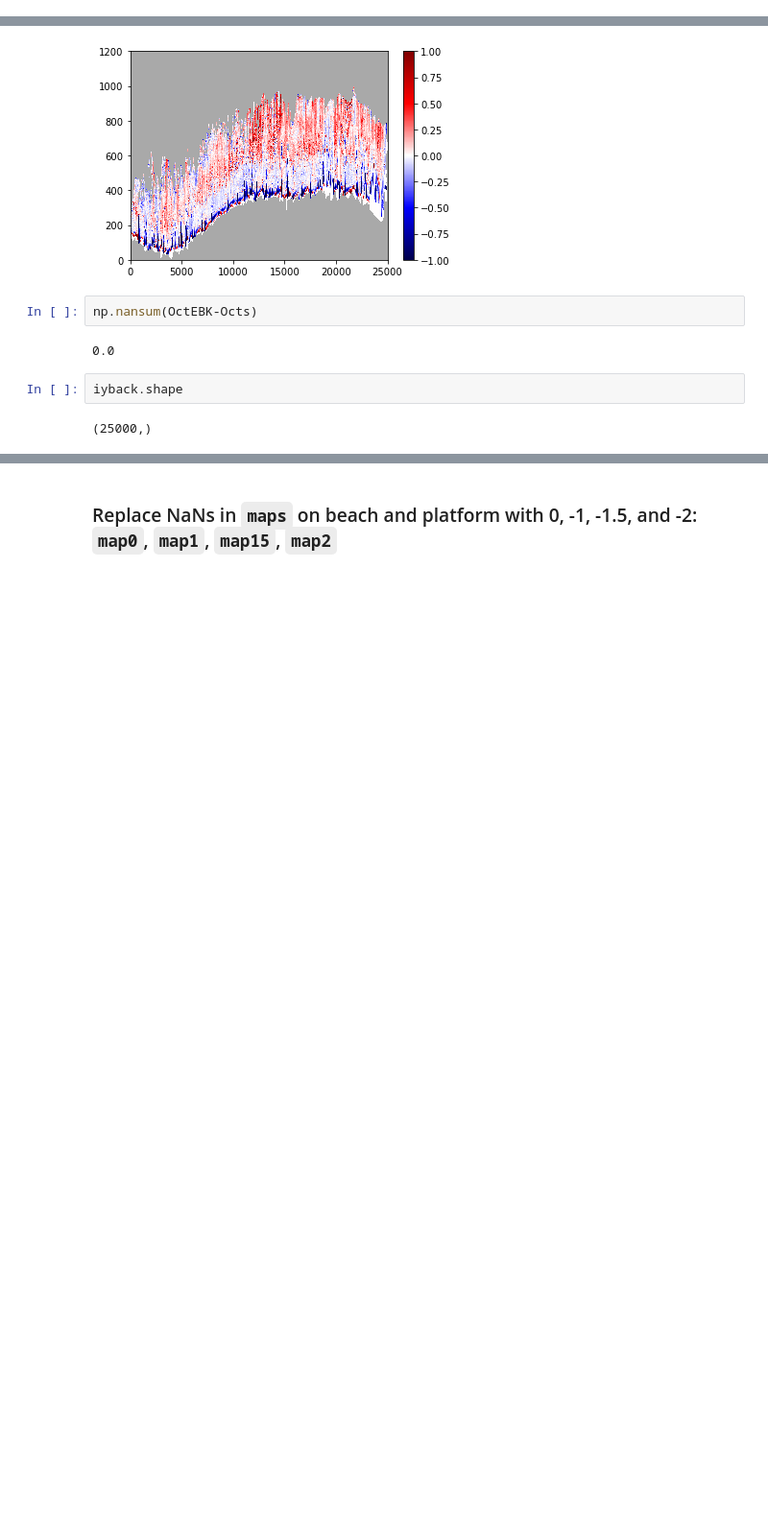
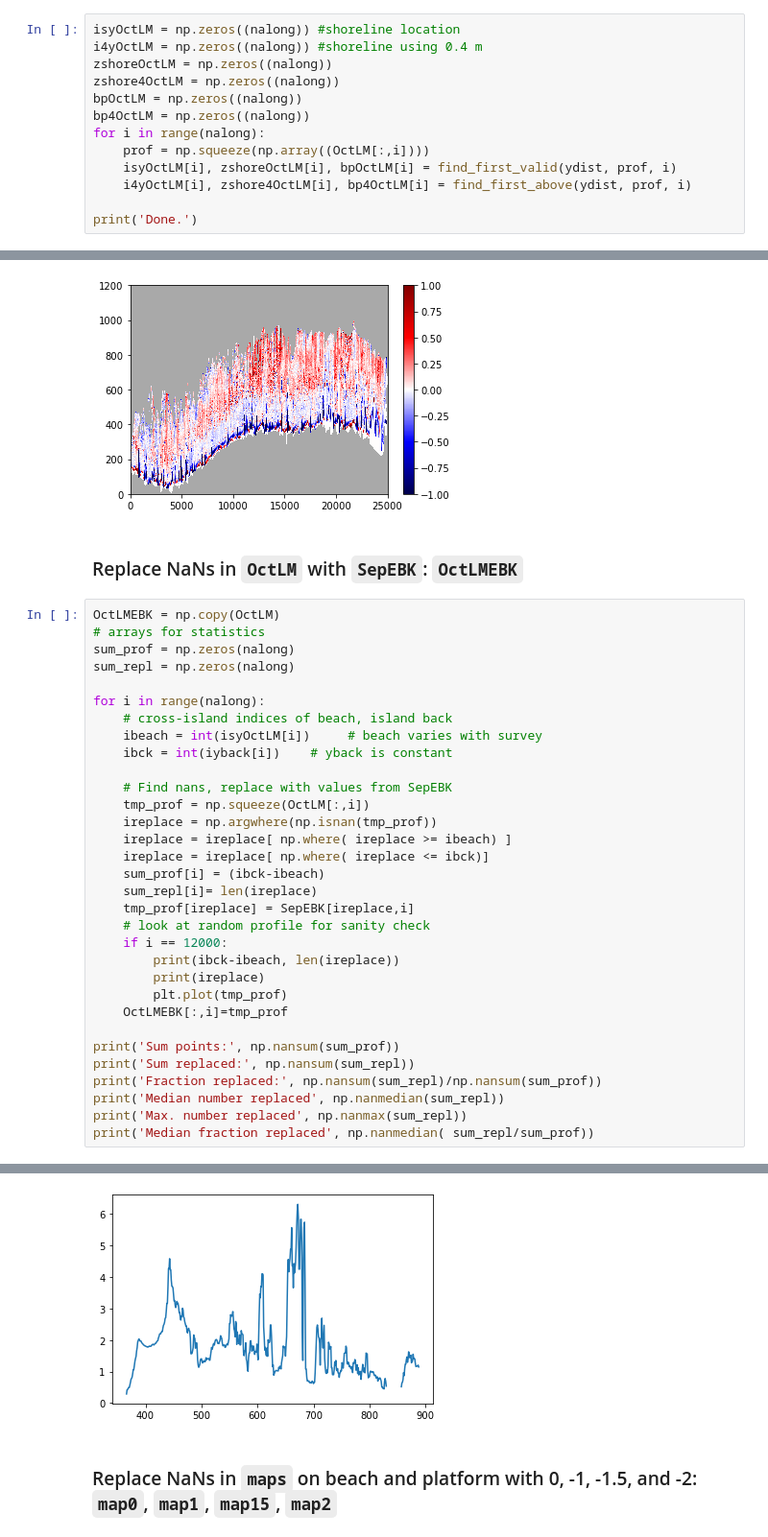
Before and after one commit to csherwood-usgs/CoreBx, a Jupyter notebook: CoreBx_process.ipynb, the cells around one changed output, grey strips where cells are left out. Shown at 96% size. Cells and saved outputs as stored; diff of their text form; blank space fills up the shorter version.

```diff
--- a/CoreBx_process.ipynb
+++ b/CoreBx_process.ipynb
@@ -232,0 +235,13 @@ Done.
+# %%
+isyOctLM = np.zeros((nalong)) #shoreline location
+i4yOctLM = np.zeros((nalong)) #shoreline using 0.4 m
+zshoreOctLM = np.zeros((nalong))
+zshore4OctLM = np.zeros((nalong))
+bpOctLM = np.zeros((nalong))
+bp4OctLM = np.zeros((nalong))
+for i in range(nalong):
+    prof = np.squeeze(np.array((OctLM[:,i])))
+    isyOctLM[i], zshoreOctLM[i], bpOctLM[i] = find_first_valid(ydist, prof, i)
+    i4yOctLM[i], zshore4OctLM[i], bp4OctLM[i] = find_first_above(ydist, prof, i)
+
+print('Done.')
@@ -473,11 +507,38 @@ plt.colorbar()
 # %% [output]
 <matplotlib.colorbar.Colorbar at 0x...>
 [figure]
-# %%
-np.nansum(OctEBK-Octs)
-# %% [output]
-0.0
-# %%
-iyback.shape
-# %% [output]
-(25000,)
+# %% [markdown]
+### Replace NaNs in `OctLM` with `SepEBK`: `OctLMEBK`
+# %%
+OctLMEBK = np.copy(OctLM)
+# arrays for statistics
+sum_prof = np.zeros(nalong)
+sum_repl = np.zeros(nalong)
+
+for i in range(nalong):
+    # cross-island indices of beach, island back
+    ibeach = int(isyOctLM[i])     # beach varies with survey
+    ibck = int(iyback[i])    # yback is constant
+
+    # Find nans, replace with values from SepEBK
+    tmp_prof = np.squeeze(OctLM[:,i])
+    ireplace = np.argwhere(np.isnan(tmp_prof))
+    ireplace = ireplace[ np.where( ireplace >= ibeach) ]
+    ireplace = ireplace[ np.where( ireplace <= ibck)]
+    sum_prof[i] = (ibck-ibeach)
+    sum_repl[i]= len(ireplace)
+    tmp_prof[ireplace] = SepEBK[ireplace,i]
+    # look at random profile for sanity check
+    if i == 12000:
+        print(ibck-ibeach, len(ireplace))
+        print(ireplace)
+        plt.plot(tmp_prof)
+    OctLMEBK[:,i]=tmp_prof
+
+print('Sum points:', np.nansum(sum_prof))
+print('Sum replaced:', np.nansum(sum_repl))
+print('Fraction replaced:', np.nansum(sum_repl)/np.nansum(sum_prof))
+print('Median number replaced', np.nanmedian(sum_repl))
+print('Max. number replaced', np.nanmax(sum_repl))
+print('Median fraction replaced', np.nanmedian( sum_repl/sum_prof))
+# %% [output]
@@ -484,3 +556,4 @@ iyback.shape
+[figure, added]
 # %% [markdown]
 ### Replace NaNs in `maps` on beach and platform with 0, -1, -1.5, and -2: `map0`, `map1`, `map15`, `map2`
 # %%
```
Also changed, not shown: parts of 15 cells of this notebook, 1 other file.
